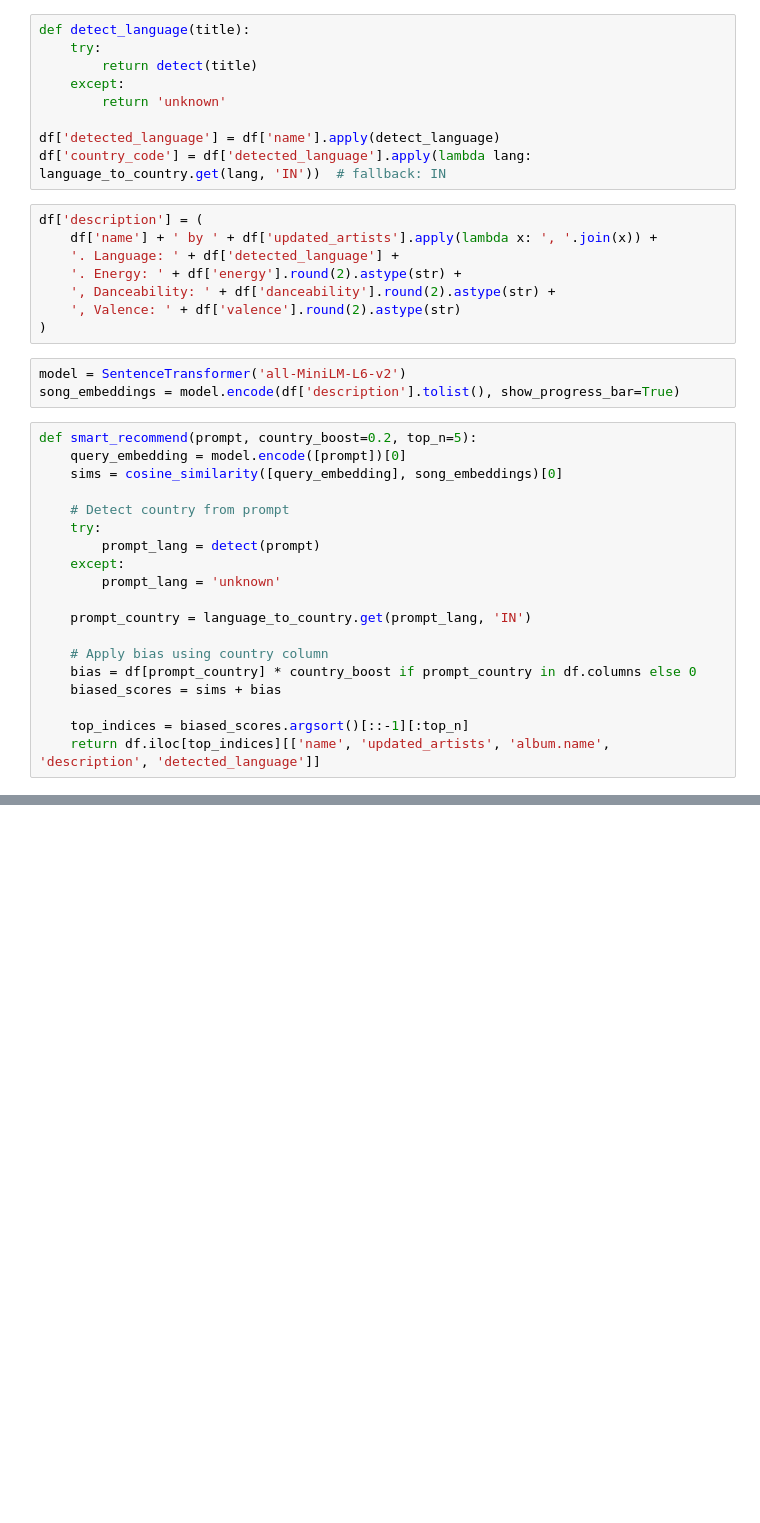
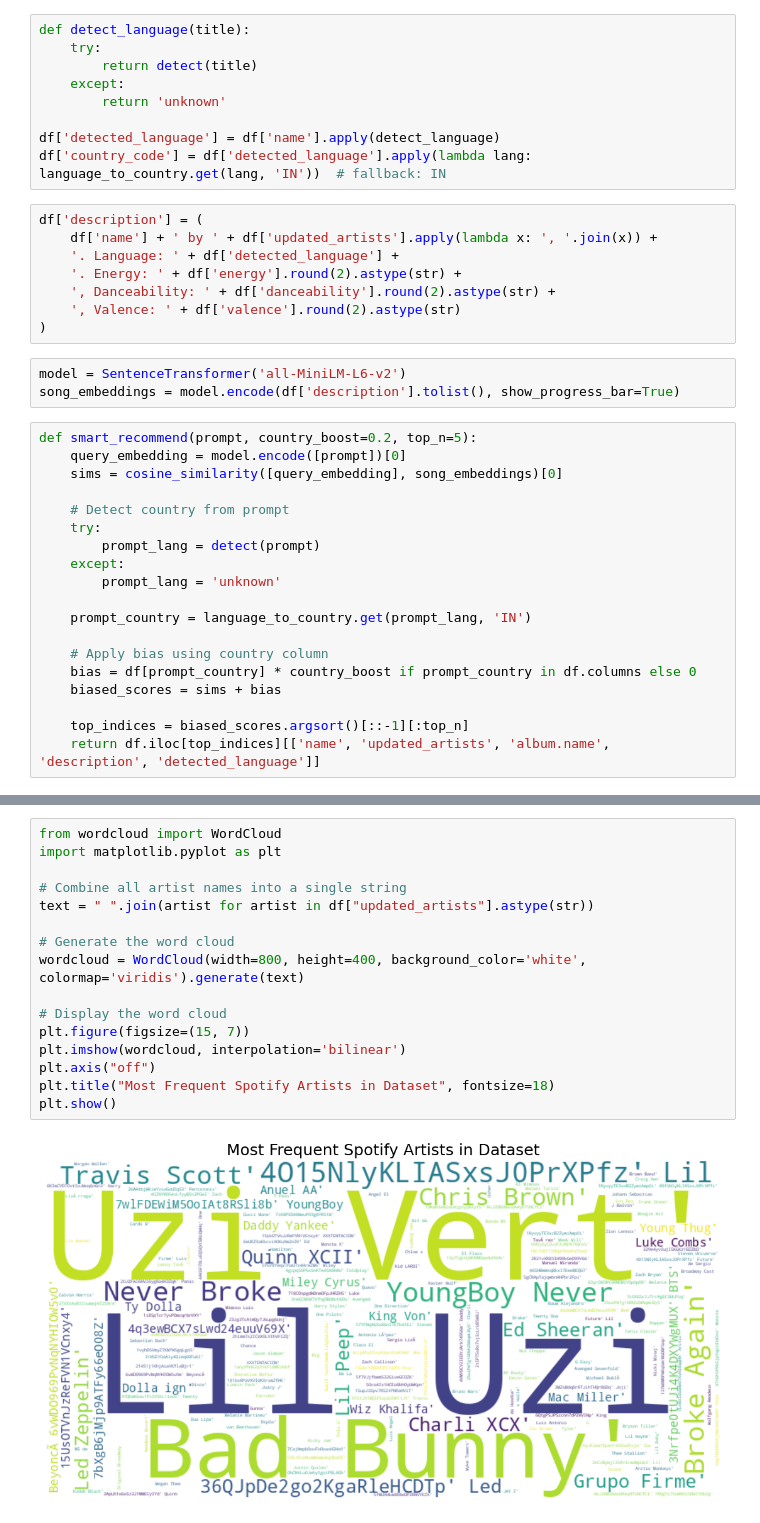
Before and after one commit to PRASADHAJARgw/Spotify_song_recomender, a Jupyter notebook: Spotify_Nlp1.ipynb, the cells around one changed output, grey strips where cells are left out. Saved outputs shown, nothing was run; the diff lists cells and outputs as text; blank space fills up the shorter version.

```diff
--- a/Spotify_Nlp1.ipynb
+++ b/Spotify_Nlp1.ipynb
@@ -308,0 +515,18 @@ smart_recommend("Punjabi party track")
+# %%
+from wordcloud import WordCloud
+import matplotlib.pyplot as plt
+
+# Combine all artist names into a single string
+text = " ".join(artist for artist in df["updated_artists"].astype(str))
+
+# Generate the word cloud
+wordcloud = WordCloud(width=800, height=400, background_color='white', colormap='viridis').generate(text)
+
+# Display the word cloud
+plt.figure(figsize=(15, 7))
+plt.imshow(wordcloud, interpolation='bilinear')
+plt.axis("off")
+plt.title("Most Frequent Spotify Artists in Dataset", fontsize=18)
+plt.show()
+# %% [output]
+[figure, added]
```
Also changed, not shown: parts of 28 cells of this notebook.
